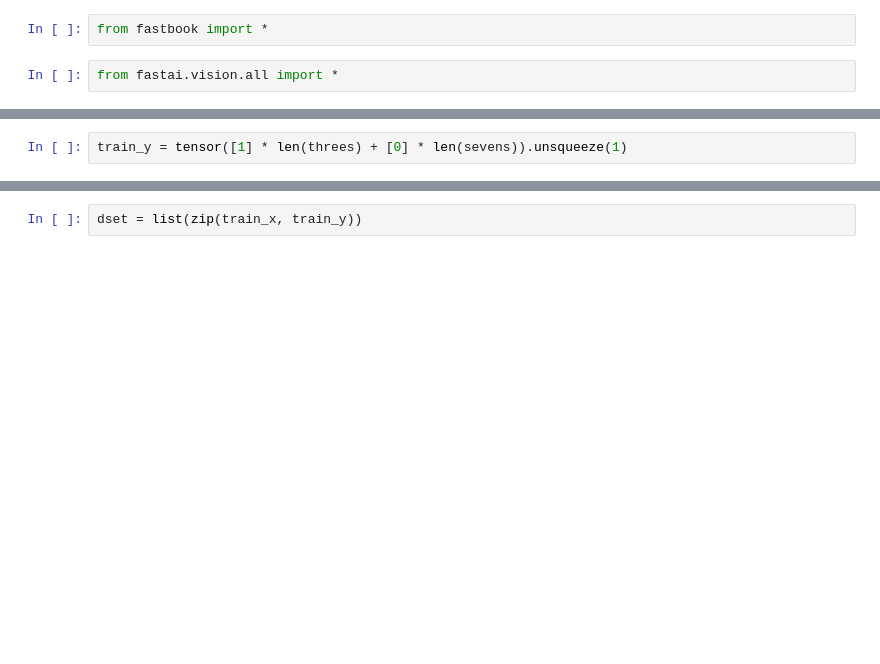
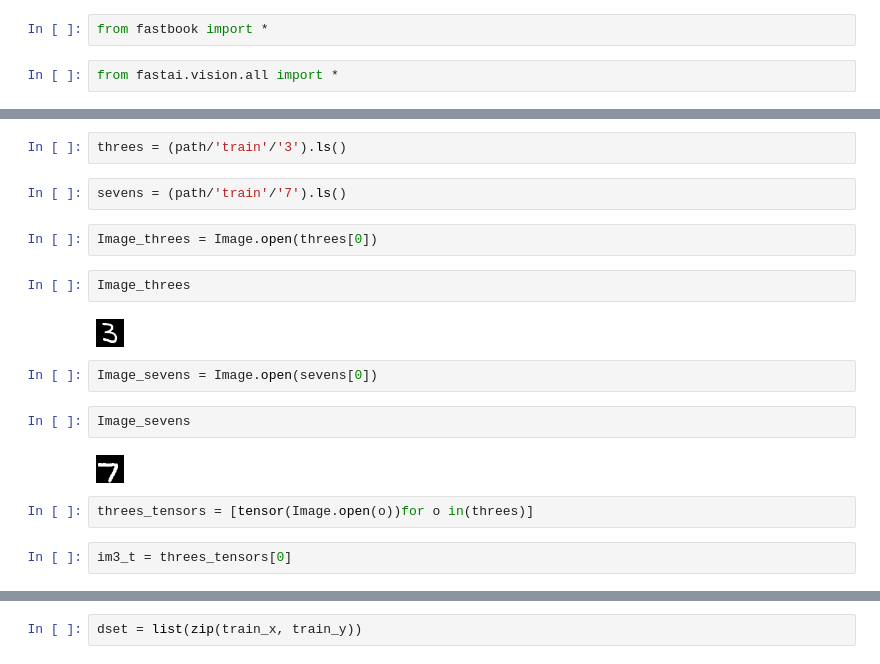
Before and after one commit to Reptilefury/coursera-machine-learning, a Jupyter notebook: MNISTLOSS.ipynb, the cells around one changed output, grey strips where cells are left out. Saved outputs shown, nothing was run; the diff lists cells and outputs as text; blank space fills up the shorter version.

```diff
--- a/MNISTLOSS.ipynb
+++ b/MNISTLOSS.ipynb
@@ -146,2 +23,20 @@ tensor([0.0000, 0.0000, 0.0000, 0.0000, 0.0000, 0.0000, 0.0000, 0.0000, 0.0000,
-# %%
-train_y = tensor([1] * len(threes) + [0] * len(sevens)).unsqueeze(1)
+# %%
+threes = (path/'train'/'3').ls()
+# %%
+sevens = (path/'train'/'7').ls()
+# %%
+Image_threes = Image.open(threes[0])
+# %%
+Image_threes
+# %% [output]
+[figure, added]
+# %%
+Image_sevens = Image.open(sevens[0])
+# %%
+Image_sevens
+# %% [output]
+[figure, added]
+# %%
+threes_tensors = [tensor(Image.open(o))for o in(threes)]
+# %%
+im3_t = threes_tensors[0]
```
Also changed, not shown: parts of 94 cells of this notebook.
